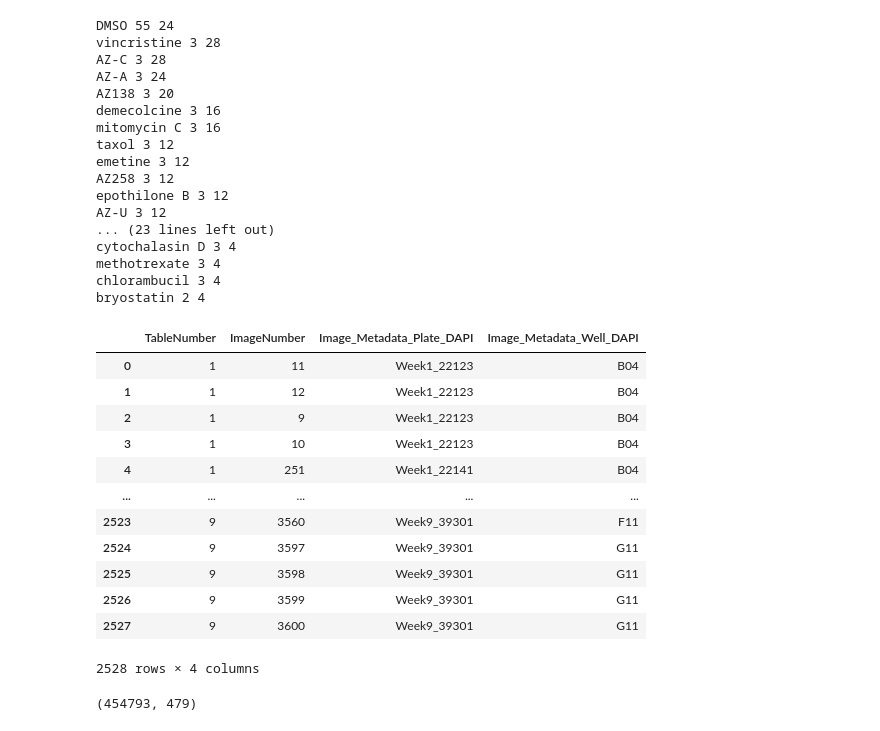
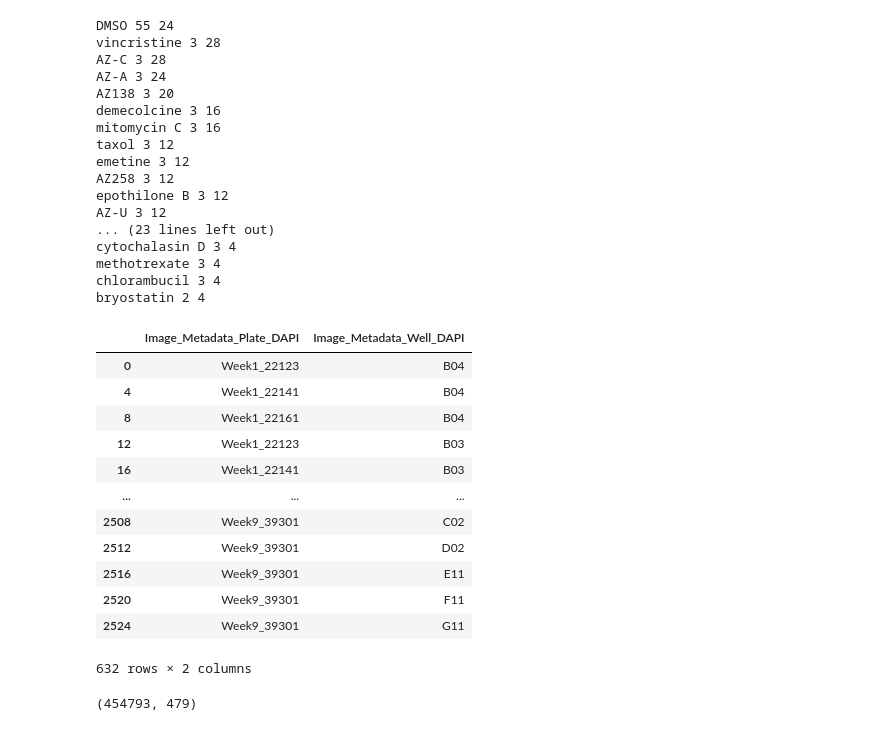
Before and after one commit to RenlyH/AttentionSet-cell-painting, a Jupyter notebook: Ljosa-profile/data_explore.ipynb, the cells around one changed output. Drawn from its saved outputs; the diff is of its cells as text; code cells hidden in the pictures.

```diff
--- a/Ljosa-profile/data_explore.ipynb
+++ b/Ljosa-profile/data_explore.ipynb
@@ -55,22 +55,22 @@ cytochalasin D 3 4
 methotrexate 3 4
 chlorambucil 3 4
 bryostatin 2 4
-# %%
-meta#["TableNumber"]
-# %% [output]
-|  | TableNumber | ImageNumber | Image_Metadata_Plate_DAPI | Image_Metadata_Well_DAPI |
-| 0 | 1 | 11 | Week1_22123 | B04 |
-| 1 | 1 | 12 | Week1_22123 | B04 |
-| 2 | 1 | 9 | Week1_22123 | B04 |
-| 3 | 1 | 10 | Week1_22123 | B04 |
-| 4 | 1 | 251 | Week1_22141 | B04 |
-| ... | ... | ... | ... | ... |
-| 2523 | 9 | 3560 | Week9_39301 | F11 |
-| 2524 | 9 | 3597 | Week9_39301 | G11 |
-| 2525 | 9 | 3598 | Week9_39301 | G11 |
-| 2526 | 9 | 3599 | Week9_39301 | G11 |
-| 2527 | 9 | 3600 | Week9_39301 | G11 |
-2528 rows × 4 columns
+# %%
+meta[["Image_Metadata_Plate_DAPI", "Image_Metadata_Well_DAPI"]].drop_duplicates()
+# %% [output]
+|  | Image_Metadata_Plate_DAPI | Image_Metadata_Well_DAPI |
+| 0 | Week1_22123 | B04 |
+| 4 | Week1_22141 | B04 |
+| 8 | Week1_22161 | B04 |
+| 12 | Week1_22123 | B03 |
+| 16 | Week1_22141 | B03 |
+| ... | ... | ... |
+| 2508 | Week9_39301 | C02 |
+| 2512 | Week9_39301 | D02 |
+| 2516 | Week9_39301 | E11 |
+| 2520 | Week9_39301 | F11 |
+| 2524 | Week9_39301 | G11 |
+632 rows × 2 columns
 # %%
 Object.shape
 # %% [output]
```
Also changed, not shown: 1 other file.
